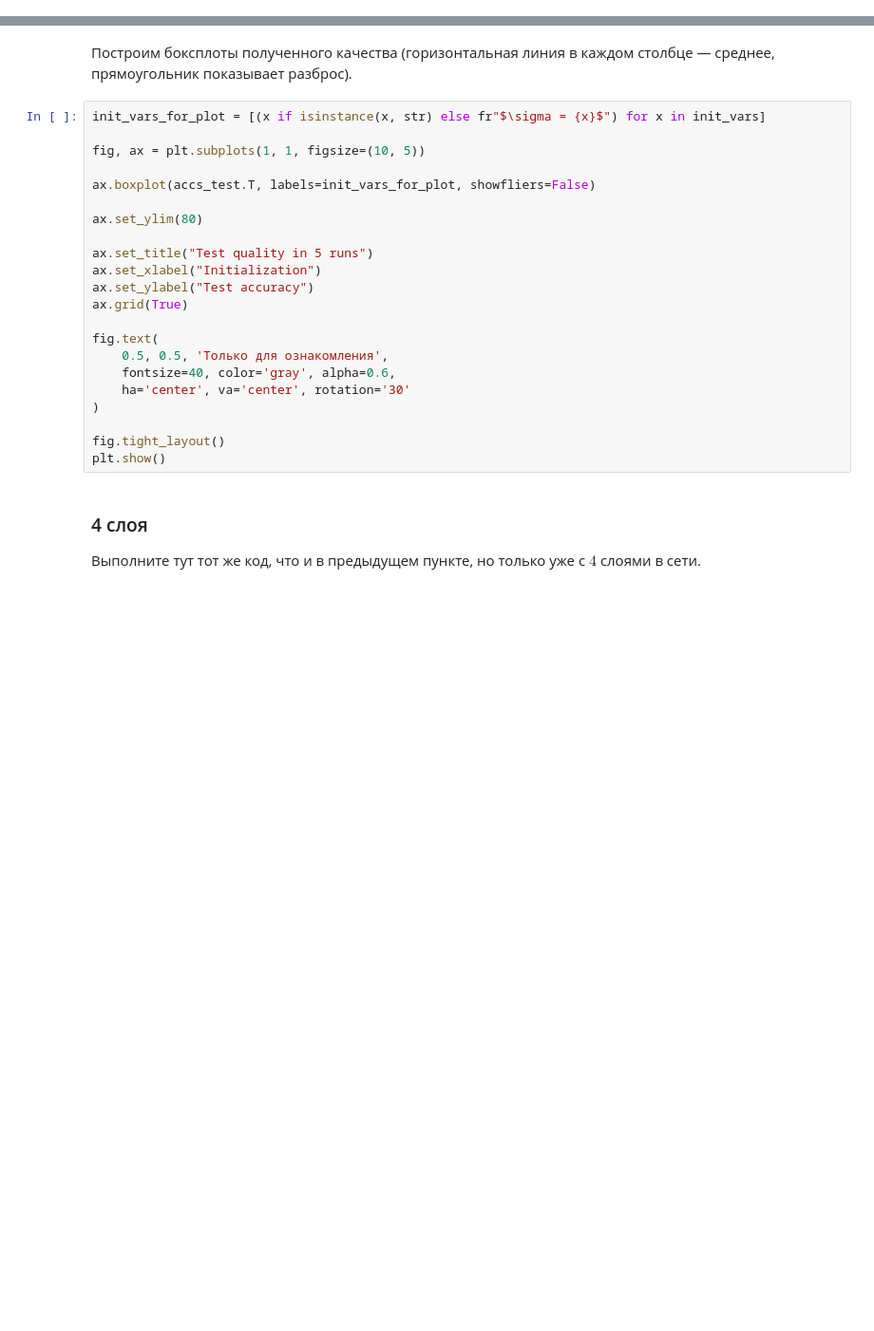
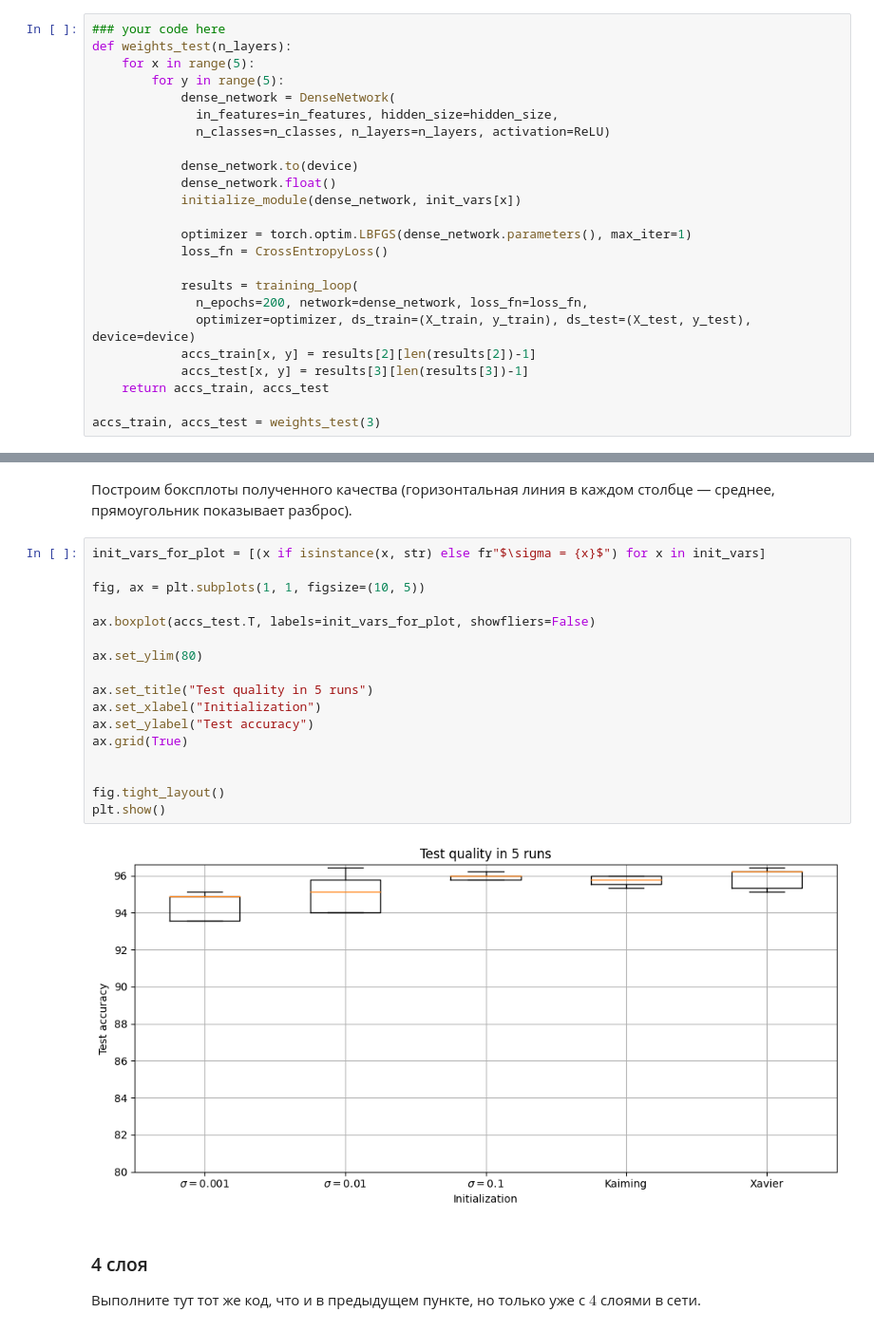
Before and after one commit to DYDKA4/DML, a Jupyter notebook: DL-1/Homework_1.1._Dense_Networks.ipynb, the cells around one changed output, grey strips where cells are left out. Shown at 95% size. Cells and saved outputs as stored; diff of their text form; blank space fills up the shorter version.

```diff
--- a/DL-1/Homework_1.1._Dense_Networks.ipynb
+++ b/DL-1/Homework_1.1._Dense_Networks.ipynb
@@ -654,0 +960,24 @@ from functools import partial
+# %%
+### your code here
+def weights_test(n_layers):
+    for x in range(5):
+        for y in range(5):
+            dense_network = DenseNetwork(
+              in_features=in_features, hidden_size=hidden_size,
+              n_classes=n_classes, n_layers=n_layers, activation=ReLU)
+
+            dense_network.to(device)
+            dense_network.float()
+            initialize_module(dense_network, init_vars[x])
+
+            optimizer = torch.optim.LBFGS(dense_network.parameters(), max_iter=1)
+            loss_fn = CrossEntropyLoss()
+
+            results = training_loop(
+              n_epochs=200, network=dense_network, loss_fn=loss_fn,
+              optimizer=optimizer, ds_train=(X_train, y_train), ds_test=(X_test, y_test), device=device)
+            accs_train[x, y] = results[2][len(results[2])-1]
+            accs_test[x, y] = results[3][len(results[3])-1]
+    return accs_train, accs_test
+
+accs_train, accs_test = weights_test(3)
@@ -657,25 +1108,22 @@ from functools import partial
 # %%
 init_vars_for_plot = [(x if isinstance(x, str) else fr"$\sigma = {x}$") for x in init_vars]
 
 fig, ax = plt.subplots(1, 1, figsize=(10, 5))
 
 ax.boxplot(accs_test.T, labels=init_vars_for_plot, showfliers=False)
 
 ax.set_ylim(80)
 
 ax.set_title("Test quality in 5 runs")
 ax.set_xlabel("Initialization")
 ax.set_ylabel("Test accuracy")
 ax.grid(True)
 
-fig.text(
-    0.5, 0.5, 'Только для ознакомления',
-    fontsize=40, color='gray', alpha=0.6,
-    ha='center', va='center', rotation='30'
-)
 
 fig.tight_layout()
 plt.show()
+# %% [output]
+[figure, added]
 # %% [markdown]
 ### 4 слоя
 
```
Also changed, not shown: parts of 43 cells of this notebook, 1 other file.
